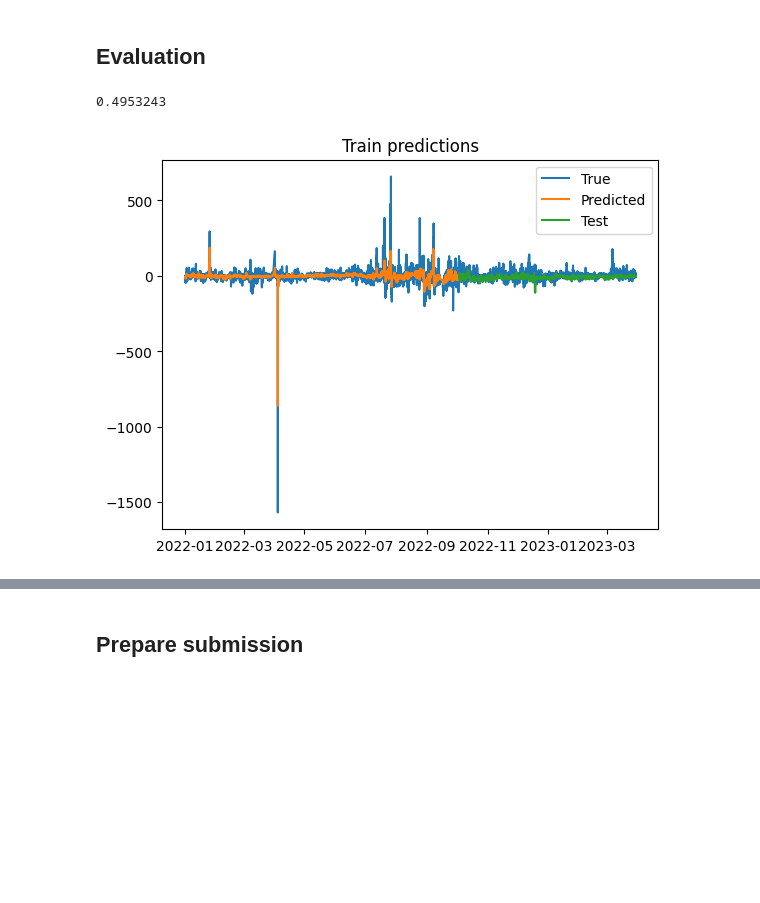
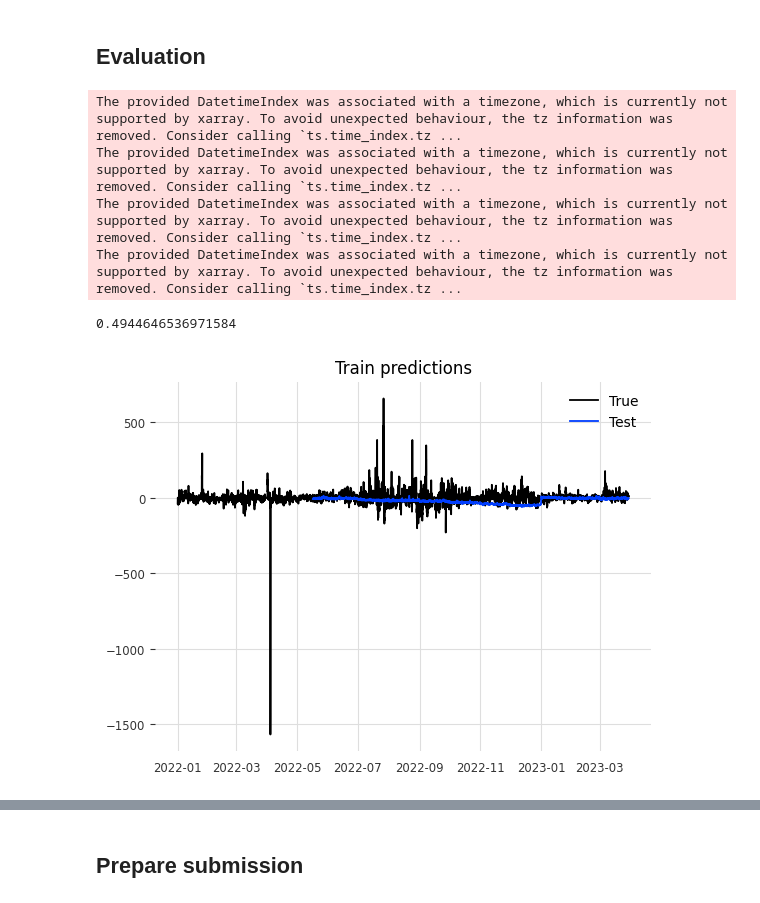
Before and after one commit to nour-m-bouayed/data_challenge_elmy, a Jupyter notebook: prepare_submission.ipynb, the cells around one changed output, grey strips where cells are left out. Cells and saved outputs as stored; diff of their text form; code cells hidden in the pictures; blank space fills up the shorter version.

Commit message:
start implementing evaluation of forecasting models

```diff
--- a/prepare_submission.ipynb
+++ b/prepare_submission.ipynb
@@ -22,9 +24,14 @@ from sklearn.svm import SVR
 The autoreload extension is already loaded. To reload it, use:
   %reload_ext autoreload
 # %%
-x_train = pd.read_csv("data/x_train.csv", index_col= 'DELIVERY_START', parse_dates=True)
-y_train = pd.read_csv("data/y_train.csv", index_col= 'DELIVERY_START', parse_dates=True)
-x_test = pd.read_csv("data/x_test.csv", index_col= 'DELIVERY_START', parse_dates=True)
+if use_raw:
+    x_train_raw = pd.read_csv("data/x_train.csv", index_col= 'DELIVERY_START', parse_dates=True)
+    y_train_raw = pd.read_csv("data/y_train.csv", index_col= 'DELIVERY_START', parse_dates=True)
+    x_test_raw = pd.read_csv("data/x_test.csv", index_col= 'DELIVERY_START', parse_dates=True)
+
+    x_train, x_train_indices = impute_na(x_train_raw)
+    x_test, x_test_indices = impute_na(x_test_raw)
+    y_train, y_train_indices = impute_na(y_train_raw)
 
 proc_x_train, proc_x_test = process_features(x_train,x_test,remove_trend=remove_trend, lag_features=lag_features)
 proc_y_train = process_target(y_train, binarize=binarize)
@@ -32,32 +65,46 @@ proc_y_train = process_target(y_train, binarize=binarize)
 ## Evaluation
 # %%
 # Split data
-from sklearn.model_selection import train_test_split
-# x_train_eval, x_test_eval, y_train_eval, y_test_eval = train_test_split(proc_x_train, y_train, test_size=0.2, random_state=42)
-N_train = int(len(proc_x_train)*0.6)
-x_train_eval, x_test_eval = process_features(x_train[:N_train], x_train[N_train:])
+N_train = int(len(proc_x_train)*0.3)
+x_train_eval, x_test_eval = process_features(x_train[:N_train], x_train[N_train:], remove_trend=remove_trend, lag_features=lag_features)
 y_train_eval, y_test_eval = y_train[:N_train], y_train[N_train:]
 y_train_eval = process_target(y_train_eval, binarize=binarize)
 
 # Train model
 model = build_model(type=model_type)
-model.fit(x_train_eval, y_train_eval)
+if model_type == "forecaster":
+    y = darts.timeseries.TimeSeries.from_series(y_train_eval)
+    X = darts.timeseries.TimeSeries.from_series(x_train_eval)
+    model.fit(y, future_covariates=X)
+else:
+    model.fit(x_train_eval, y_train_eval)
 
 # Evaluate model
-print(evaluate(model, x_test_eval, y_test_eval))
+# print(evaluate(model, x_test_eval, y_test_eval, x_train_indices[0][x_train_indices[0]>=N_train]-N_train))
+print(evaluate_forecaster(model, x_test_eval, y_test_eval, x_train_indices[0][x_train_indices[0]>=N_train]-N_train))
 
 # Visualize predictions
 import matplotlib.pyplot as plt
-y_train_pred = model.predict(x_train_eval)
-y_test_pred = model.predict(x_test_eval)
+if model_type == "forecaster":
+    #y_train_pred = model.predict(N_train,future_covariates=X)
+    y_test_pred = model.predict(len(proc_x_train)- N_train,future_covariates=darts.timeseries.TimeSeries.from_series(x_test_eval))
+    y_test_pred = y_test_pred.pd_dataframe().squeeze()
+else:
+    y_train_pred = model.predict(x_train_eval)
+    y_test_pred = model.predict(x_test_eval)
 
 # Plot predictions
 plt.plot(y_train.index, y_train, label='True')
-plt.plot(x_train_eval.index, y_train_pred, label='Predicted')
+if model_type != "forecaster":
+    plt.plot(x_train_eval.index, y_train_pred, label='Predicted')
 plt.plot(x_test_eval.index, y_test_pred, label='Test')
 plt.title('Train predictions')
 plt.legend()
 plt.show()
 # %% [output]
-0.4953243
+The provided DatetimeIndex was associated with a timezone, which is currently not supported by xarray. To avoid unexpected behaviour, the tz information was removed. Consider calling `ts.time_index.tz ...
+The provided DatetimeIndex was associated with a timezone, which is currently not supported by xarray. To avoid unexpected behaviour, the tz information was removed. Consider calling `ts.time_index.tz ...
+The provided DatetimeIndex was associated with a timezone, which is currently not supported by xarray. To avoid unexpected behaviour, the tz information was removed. Consider calling `ts.time_index.tz ...
+The provided DatetimeIndex was associated with a timezone, which is currently not supported by xarray. To avoid unexpected behaviour, the tz information was removed. Consider calling `ts.time_index.tz ...
+0.4944646536971584
-[figure, old version]
+[figure, new version]
```
Also changed, not shown: parts of 5 cells of this notebook, 3 other files.
